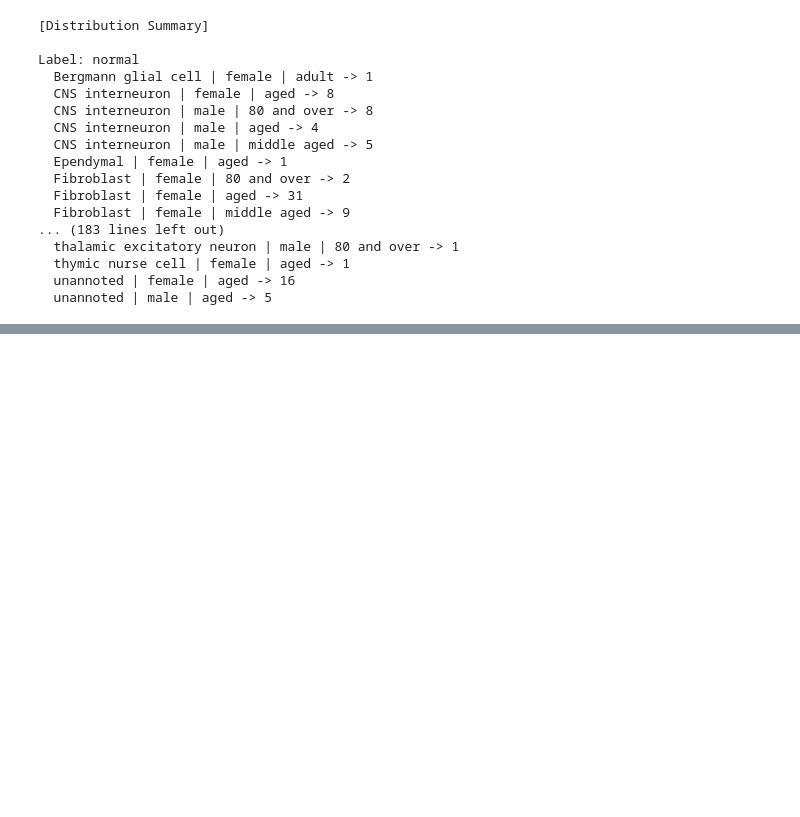
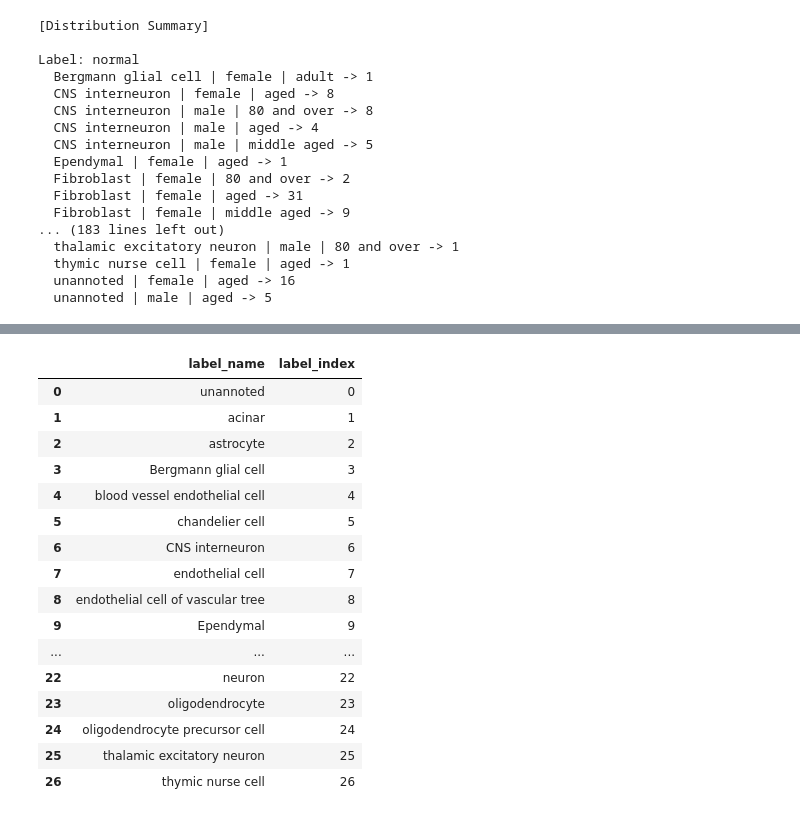
Before and after one commit to FuhaiLiAiLab/OmniCellTOSG, a Jupyter notebook: dataload_demo.ipynb, the cells around one changed output, grey strips where cells are left out. Drawn from its saved outputs; the diff is of its cells as text; code cells hidden in the pictures; blank space fills up the shorter version.

```diff
--- a/dataload_demo.ipynb
+++ b/dataload_demo.ipynb
@@ -277,0 +340,22 @@ Label: normal
+# %%
+output_dir="./output/data_ad_cell_type"
+cell_type_labels = pd.read_csv(os.path.join(output_dir, "label_mapping_cell_type.csv"))
+display(cell_type_labels)
+# %% [output]
+|  | label_name | label_index |
+| 0 | unannoted | 0 |
+| 1 | acinar | 1 |
+| 2 | astrocyte | 2 |
+| 3 | Bergmann glial cell | 3 |
+| 4 | blood vessel endothelial cell | 4 |
+| 5 | chandelier cell | 5 |
+| 6 | CNS interneuron | 6 |
+| 7 | endothelial cell | 7 |
+| 8 | endothelial cell of vascular tree | 8 |
+| 9 | Ependymal | 9 |
+| ... | ... | ... |
+| 22 | neuron | 22 |
+| 23 | oligodendrocyte | 23 |
+| 24 | oligodendrocyte precursor cell | 24 |
+| 25 | thalamic excitatory neuron | 25 |
+| 26 | thymic nurse cell | 26 |
```
Also changed, not shown: parts of 3 cells of this notebook, 3 other files.
